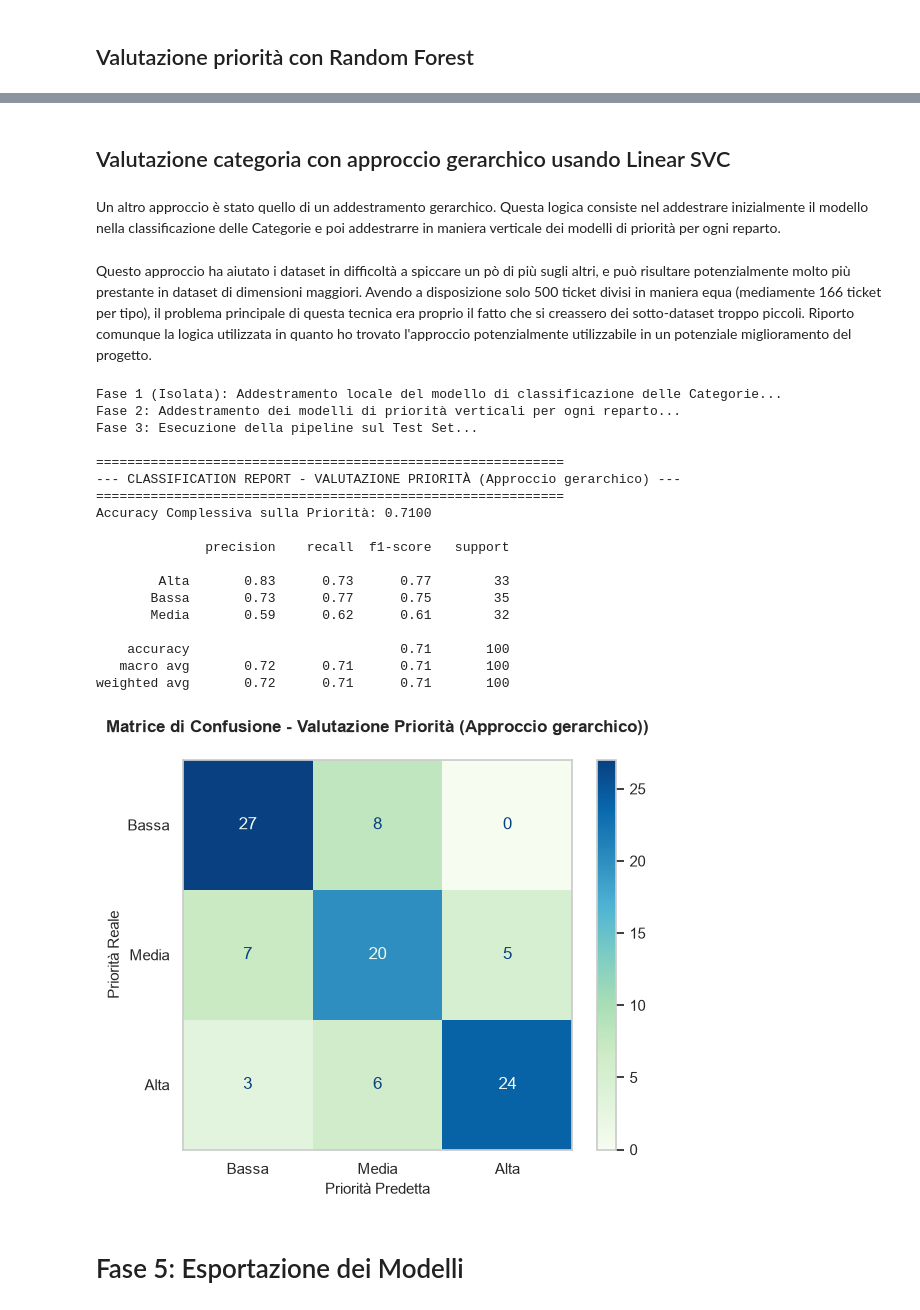
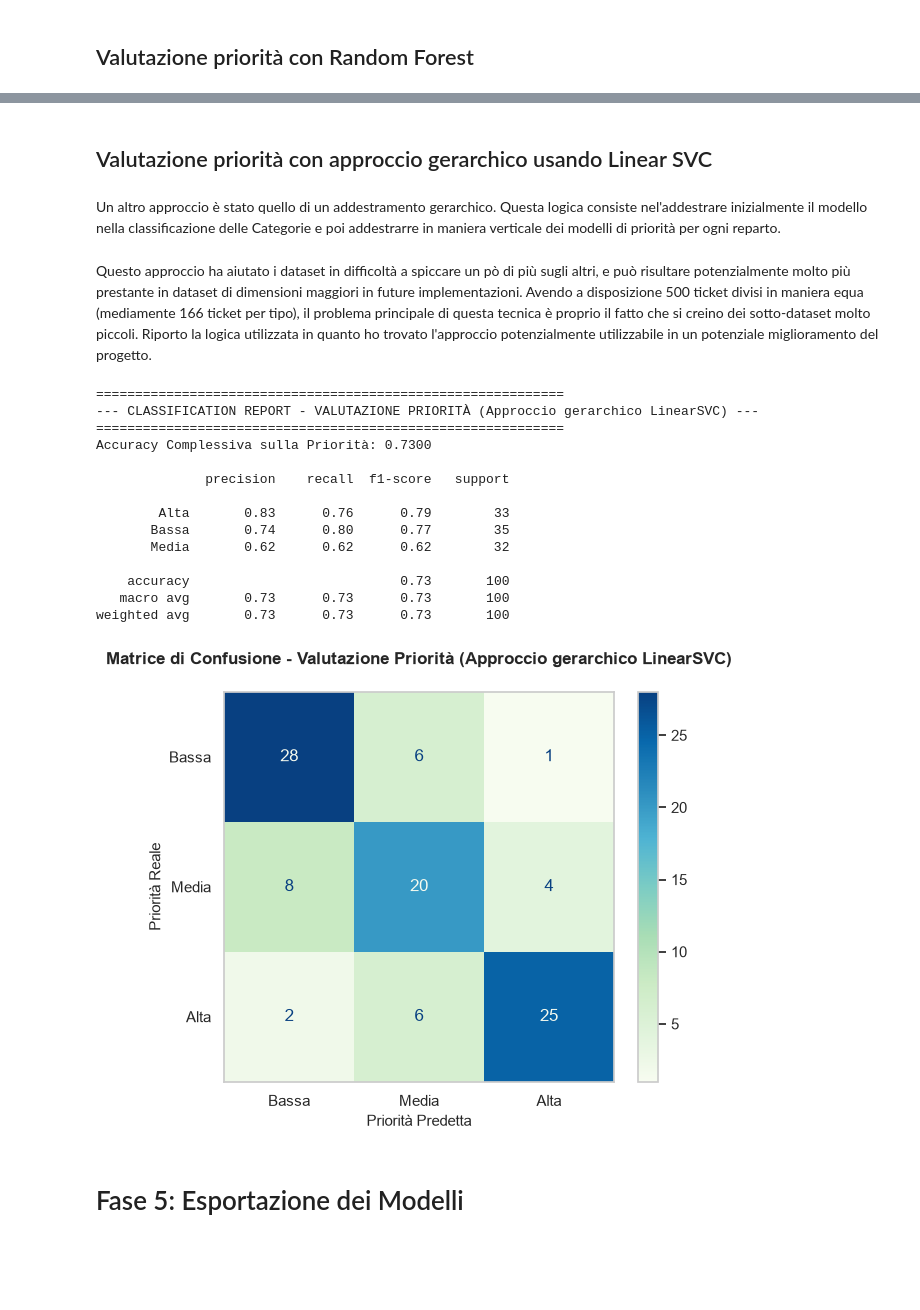
Before and after one commit to gabrieleStagnitta/Project-Work, a Jupyter notebook: 03_Pipeline_Machine_Learning.ipynb, the cells around one changed output, grey strips where cells are left out. Saved outputs shown, nothing was run; the diff lists cells and outputs as text; code cells hidden in the pictures; blank space fills up the shorter version.

```diff
--- a/03_Pipeline_Machine_Learning.ipynb
+++ b/03_Pipeline_Machine_Learning.ipynb
@@ -203,11 +219,11 @@ import pandas as pd
 import re
 def remove_key_word(testo):
     testo = testo.lower()
-    # Rimuoviamo le radici delle parole che svelano la categoria
-    testo = re.sub(re.compile(r'\b(tecnic\w*|commercial\w*|amministrat\w*|fattur\w*)\b'), '', testo)
+    #rimuove le radici delle parole che svelano la categoria
+    testo = re.sub(re.compile(r'\b(tecnic\w*|commerci\w*|amministr\w*|fattur\w*)\b'), '', testo)
     return testo
 
-# Applica la pulizia prima dello split
+#applica la pulizia prima dello split
 df['ticket_completo'] = (df['title'] + " " + df['body']).apply(remove_key_word)
 # %% [markdown]
 Processo di tokenizzazione. Per farlo, viene aggiunta una nuova colonna chiamata 'token'
@@ -327,6 +349,8 @@ from sklearn.model_selection import train_test_split
 from sklearn.feature_extraction.text import TfidfVectorizer
 from sklearn.svm import LinearSVC
 from sklearn.metrics import accuracy_score, classification_report
+import matplotlib.pyplot as plt
+from sklearn.metrics import confusion_matrix, ConfusionMatrixDisplay
 
 #definisco le Feature (X) e il Target (y) => non uso df['token'] perché TF-IDF effettua naturalmente una tokenizzazione
 X = df['ticket_completo']
@@ -339,13 +363,13 @@ X_train, X_test, y_train, y_test = train_test_split(
     random_state=42,
     stratify=y
 )
-
+stop_italiane = ['di', 'a', 'da', 'in', 'con', 'su', 'per', 'tra', 'fra', 'il', 'lo', 'la', 'i', 'gli', 'le', 'un', 'uno', 'una', 'ho', 'non', 'e', 'del', 'della', 'dei', 'delle']
 #estrazione delle Feature con TF-IDF
 vectorizer_categoria = TfidfVectorizer(
     sublinear_tf=True,
     min_df=5,
     ngram_range=(1, 2),
-    stop_words=None #inserendo le stopword italiane con nltk il risultato peggiora
+    stop_words=stop_italiane #inserendo le stopword italiane la precisione tende ad abbassarsi leggermente
 )
 
 #calcola il TF-IDF sui dati di Train e lo applichiamo al Test
@@ -363,5 +387,23 @@ print("--- CLASSIFICATION REPORT - VALUTAZIONE CATEGORIA (Linear SVC) ---")
 print(f"Accuracy Totale: {accuracy_score(y_test, y_pred):.4f}\n")
 print("Report di Classificazione (comprende F1-Macro):")
 print(classification_report(y_test, y_pred))
+
+#matrice di confusione
+cm = confusion_matrix(y_test, y_pred, labels=modello_categoria.classes_)
+
+#visualizzazione grafica
+fig, ax = plt.subplots(figsize=(8, 6),)
+disp = ConfusionMatrixDisplay(confusion_matrix=cm, display_labels=modello_categoria.classes_)
+
+disp.plot(cmap='GnBu', ax=ax, values_format='d')
+
+#titoli formali
+ax.set_title('Matrice di Confusione - Valutazione Categoria (Linear SVC))', fontsize=12, pad=20,fontweight='bold')
+ax.grid(False)
+ax.set_xlabel('Categoria Predetta', fontsize=12)
+ax.set_ylabel('Categoria Reale', fontsize=12)
+
+plt.tight_layout(rect=[0, 0, 1, 0.93])
+plt.show()
 # %% [output]
 --- CLASSIFICATION REPORT - VALUTAZIONE CATEGORIA (Linear SVC) ---
@@ -566,9 +698,9 @@ weighted avg       0.63      0.65      0.64       100
 # %% [markdown]
-## Valutazione categoria con approccio gerarchico usando Linear SVC
+## Valutazione priorità con approccio gerarchico usando Linear SVC
 # %% [markdown]
-Un altro approccio è stato quello di un addestramento gerarchico. Questa logica consiste nel addestrare inizialmente il modello nella classificazione delle Categorie e poi addestrarre in maniera verticale dei modelli di priorità per ogni reparto.
+Un altro approccio è stato quello di un addestramento gerarchico. Questa logica consiste nel'addestrare inizialmente il modello nella classificazione delle Categorie e poi addestrarre in maniera verticale dei modelli di priorità per ogni reparto.
 # %% [markdown]
-Questo approccio ha aiutato i dataset in difficoltà a spiccare un pò di più sugli altri, e può risultare potenzialmente molto più prestante in dataset di dimensioni maggiori. Avendo a disposizione solo 500 ticket divisi in maniera equa (mediamente 166 ticket per tipo), il problema principale di questa tecnica era proprio il fatto che si creassero dei sotto-dataset troppo piccoli. Riporto comunque la logica utilizzata in quanto ho trovato l'approccio potenzialmente utilizzabile in un potenziale miglioramento del progetto.
+Questo approccio ha aiutato i dataset in difficoltà a spiccare un pò di più sugli altri, e può risultare potenzialmente molto più prestante in dataset di dimensioni maggiori in future implementazioni. Avendo a disposizione 500 ticket divisi in maniera equa (mediamente 166 ticket per tipo), il problema principale di questa tecnica è proprio il fatto che si creino dei sotto-dataset molto piccoli. Riporto la logica utilizzata in quanto ho trovato l'approccio potenzialmente utilizzabile in un potenziale miglioramento del progetto.
 # %%
 import pandas as pd
 from sklearn.feature_extraction.text import TfidfVectorizer
@@ -582,11 +714,11 @@ test_df = df.loc[X_test.index].copy()
 
 train_df['testo_completo'] = train_df['title'].fillna('') + " " + train_df['body'].fillna('')
 test_df['testo_completo'] = test_df['title'].fillna('') + " " + test_df['body'].fillna('')
+train_df['testo_completo'].map(clean_text)
+test_df['testo_completo'].map(clean_text)
 
 #modello per la categorie
-print("Fase 1 (Isolata): Addestramento locale del modello di classificazione delle Categorie...")
-
-vec_cat_gerarchico = TfidfVectorizer(sublinear_tf=True, min_df=5, ngram_range=(1, 2), stop_words=None)
+vec_cat_gerarchico = TfidfVectorizer(sublinear_tf=True, min_df=5, ngram_range=(1, 2), stop_words=stop_italiane)
 X_train_cat_gerarchico = vec_cat_gerarchico.fit_transform(train_df['testo_completo'])
 X_test_cat_gerarchico = vec_cat_gerarchico.transform(test_df['testo_completo'])
 
@@ -597,7 +729,6 @@ mod_cat_gerarchico.fit(X_train_cat_gerarchico, train_df['category'])
 test_df['pred_category'] = mod_cat_gerarchico.predict(X_test_cat_gerarchico)
 
 #addestramento modelli di priorità per la categoria
-print("Fase 2: Addestramento dei modelli di priorità verticali per ogni reparto...")
 elenco_categorie = train_df['category'].unique()
 
 modelli_priorita_reparto = {}
@@ -607,7 +738,7 @@ for cat in elenco_categorie:
     #filtra i dati del TRAIN SET per la categoria corrente
     train_sottogruppo = train_df[train_df['category'] == cat]
 
-    vec_prio = TfidfVectorizer(sublinear_tf=True, min_df=2, ngram_range=(1, 2))
+    vec_prio = TfidfVectorizer(sublinear_tf=True, min_df=2, ngram_range=(1, 2),stop_words=stop_italiane)
     X_train_prio_sub = vec_prio.fit_transform(train_sottogruppo['testo_completo'])
 
     clf_prio_sub = LinearSVC(random_state=42, dual=False, class_weight='balanced')
@@ -617,7 +748,6 @@ for cat in elenco_categorie:
     vectorizers_priorita_reparto[cat.lower().strip()] = vec_prio
 
 #pipeline gerarchico del test set
-print("Fase 3: Esecuzione della pipeline sul Test Set...")
 priorita_predette_finali = []
 
 for idx, riga in test_df.iterrows():
@@ -639,49 +769,45 @@ test_df['pred_priority'] = priorita_predette_finali
 
 #valutazione dell'approccio gerarchico
 print("\n" + "="*60)
-print("--- CLASSIFICATION REPORT - VALUTAZIONE PRIORITÀ (Approccio gerarchico) ---")
+print("--- CLASSIFICATION REPORT - VALUTAZIONE PRIORITÀ (Approccio gerarchico LinearSVC) ---")
 print("="*60)
 
 # Garantiamo la corrispondenza esatta delle stringhe per evitare il ValueError nella matrice
 test_df['priority'] = test_df['priority'].str.strip().str.capitalize()
 test_df['pred_priority'] = test_df['pred_priority'].str.strip().str.capitalize()
 
 acc_prio = accuracy_score(test_df['priority'], test_df['pred_priority'])
 print(f"Accuracy Complessiva sulla Priorità: {acc_prio:.4f}\n")
 print(classification_report(test_df['priority'], test_df['pred_priority']))
 
 # Matrice di Confusione protetta
 labels_ordine = ['Bassa', 'Media', 'Alta']
 cm = confusion_matrix(test_df['priority'], test_df['pred_priority'], labels=labels_ordine)
 
 fig, ax = plt.subplots(figsize=(6, 5))
 disp = ConfusionMatrixDisplay(confusion_matrix=cm, display_labels=labels_ordine)
 disp.plot(cmap='GnBu', ax=ax, values_format='d')
-plt.title('Matrice di Confusione - Valutazione Priorità (Approccio gerarchico))', fontsize=12, pad=20,fontweight='bold')
+plt.title('Matrice di Confusione - Valutazione Priorità (Approccio gerarchico LinearSVC)', fontsize=12, pad=20,fontweight='bold')
 ax.set_xlabel('Priorità Predetta', fontsize=11)
 ax.set_ylabel('Priorità Reale', fontsize=11)
 plt.grid(False)
 plt.tight_layout()
 plt.show()
 # %% [output]
-Fase 1 (Isolata): Addestramento locale del modello di classificazione delle Categorie...
-Fase 2: Addestramento dei modelli di priorità verticali per ogni reparto...
-Fase 3: Esecuzione della pipeline sul Test Set...
-
 ============================================================
---- CLASSIFICATION REPORT - VALUTAZIONE PRIORITÀ (Approccio gerarchico) ---
+--- CLASSIFICATION REPORT - VALUTAZIONE PRIORITÀ (Approccio gerarchico LinearSVC) ---
 ============================================================
-Accuracy Complessiva sulla Priorità: 0.7100
+Accuracy Complessiva sulla Priorità: 0.7300
 
               precision    recall  f1-score   support
 
-        Alta       0.83      0.73      0.77        33
-       Bassa       0.73      0.77      0.75        35
-       Media       0.59      0.62      0.61        32
+        Alta       0.83      0.76      0.79        33
+       Bassa       0.74      0.80      0.77        35
+       Media       0.62      0.62      0.62        32
 
-    accuracy                           0.71       100
-   macro avg       0.72      0.71      0.71       100
-weighted avg       0.72      0.71      0.71       100
+    accuracy                           0.73       100
+   macro avg       0.73      0.73      0.73       100
+weighted avg       0.73      0.73      0.73       100
-[figure, old version]
+[figure, new version]
 # %% [markdown]
 # Fase 5: Esportazione dei Modelli
```
Also changed, not shown: parts of 44 cells of this notebook, 11 other files.
